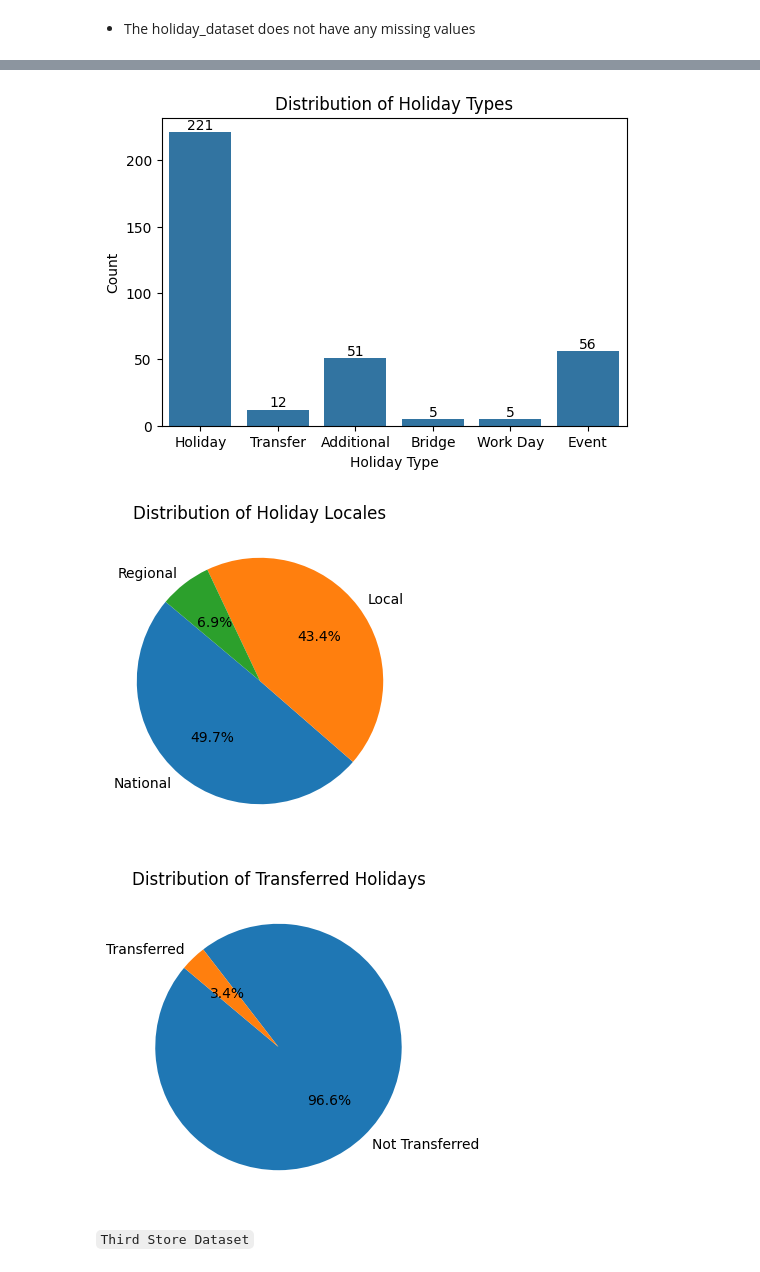
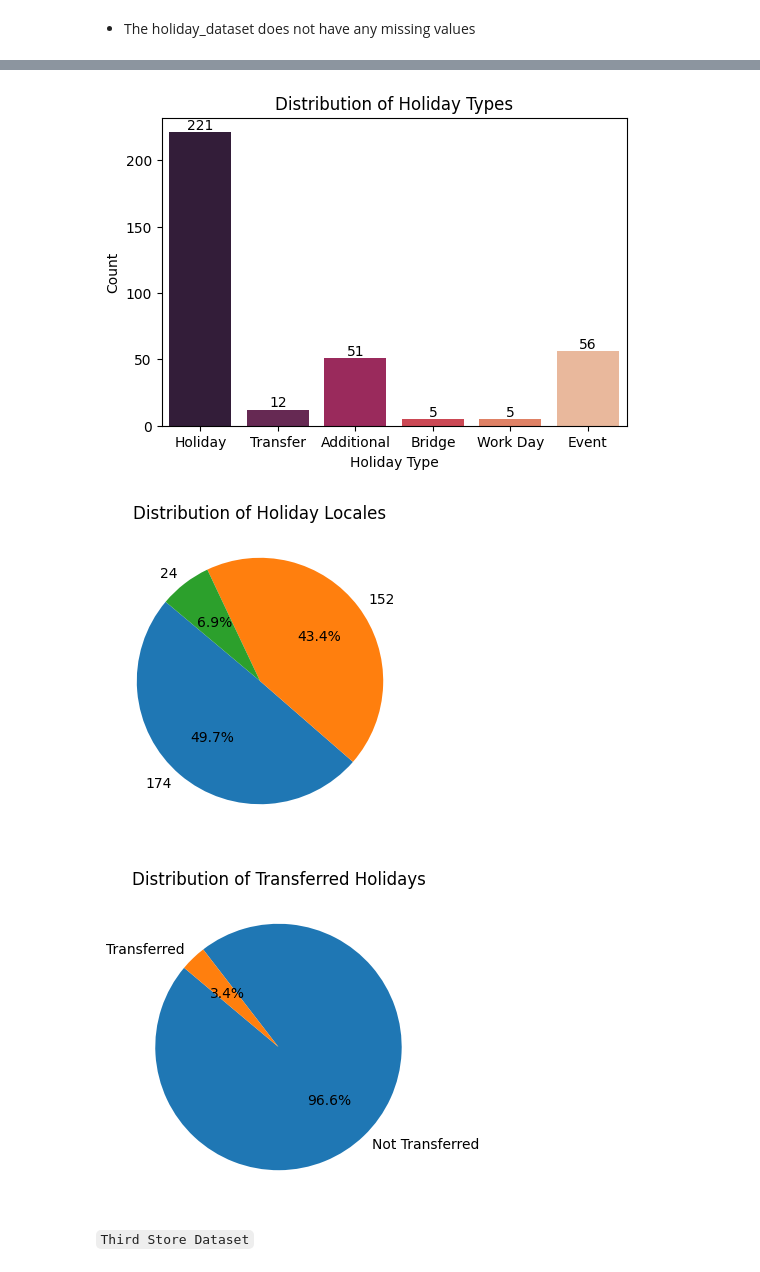
Before and after one commit to heldana30/Time_Series_Regression_Analysis, a Jupyter notebook: time_series_regression_analysis.ipynb, the cells around one changed output, grey strips where cells are left out. Cells and saved outputs as stored; diff of their text form; code cells hidden in the pictures.

```diff
--- a/time_series_regression_analysis.ipynb
+++ b/time_series_regression_analysis.ipynb
@@ -292,35 +308,37 @@ holiday_dataset.describe(include='all')
 # %%
 # Holiday Type Distribution
 plt.figure(figsize=(6, 4))
-ax = sns.countplot(data=holiday_dataset, x='type')
+ax = sns.countplot(data=holiday_dataset, x='type',palette='rocket')
 plt.title('Distribution of Holiday Types')
 plt.xlabel('Holiday Type')
 plt.ylabel('Count')
 # Adding data labels
 for p in ax.patches:
     ax.annotate(format(p.get_height(), '.0f'),
                    (p.get_x() + p.get_width() / 2., p.get_height()),
                    ha='center', va='bottom')
 
 plt.show()
-
-# Locale Distribution
-plt.figure(figsize=(6, 4))
-locale_counts = holiday_dataset['locale'].value_counts()
-plt.pie(locale_counts, labels=locale_counts.index, autopct='%1.1f%%', startangle=140)
-plt.title('Distribution of Holiday Locales')
-plt.show()
-
-# Transferred Holiday Analysis
-plt.figure(figsize=(6, 4))
-transferred_counts = holiday_dataset['transferred'].value_counts()
-plt.pie(transferred_counts, labels=['Not Transferred', 'Transferred'], autopct='%1.1f%%', startangle=140,)
-plt.title('Distribution of Transferred Holidays')
-plt.show()
 # %% [output]
-[figure, old version]
+[figure, new version]
-[figure, removed]
-[figure, removed]
+# %%
+# Locale Distribution
+plt.figure(figsize=(6, 4))
+locale_counts = holiday_dataset['locale'].value_counts()
+plt.pie(locale_counts, labels=locale_counts, autopct='%1.1f%%', startangle=140)
+plt.title('Distribution of Holiday Locales')
+plt.show()
+# %% [output]
+[figure, added]
+# %%
+# Transferred Holiday Analysis
+plt.figure(figsize=(6, 4))
+transferred_counts = holiday_dataset['transferred'].value_counts()
+plt.pie(transferred_counts, labels=['Not Transferred', 'Transferred'], autopct='%1.1f%%', startangle=140)
+plt.title('Distribution of Transferred Holidays')
+plt.show()
+# %% [output]
+[figure, added]
 # %% [markdown]
 `Third Store Dataset`
 # %%
```
Also changed, not shown: parts of 15 cells of this notebook.
